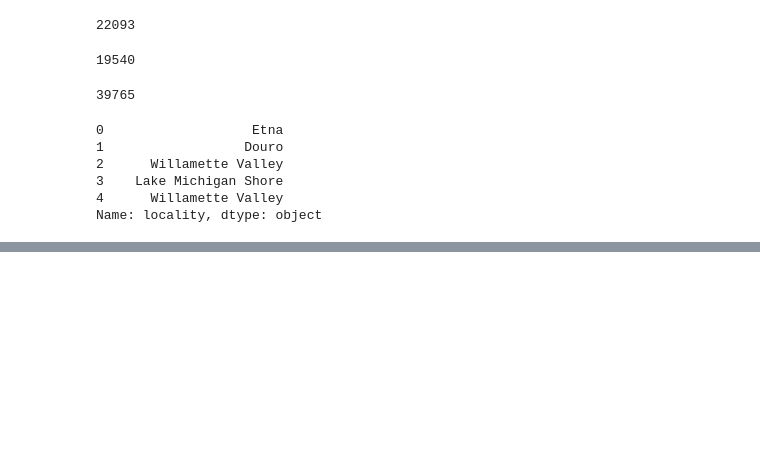
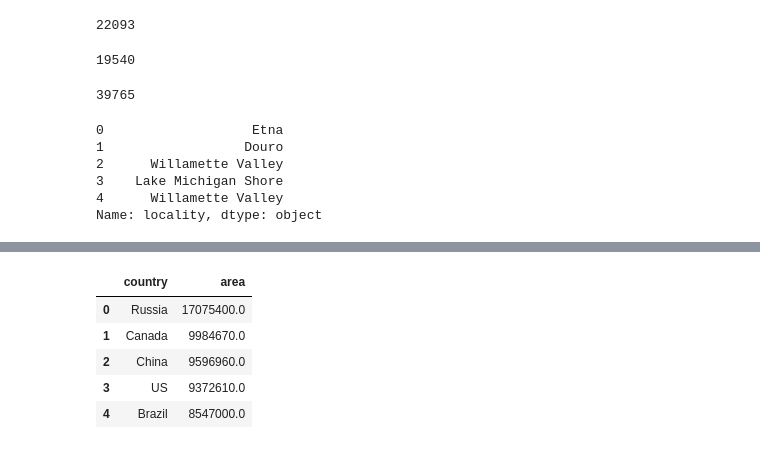
Before and after one commit to ivajazz/EDA_3, a Jupyter notebook: EDA_3_1.ipynb, the cells around one changed output, grey strips where cells are left out. Drawn from its saved outputs; the diff is of its cells as text; code cells hidden in the pictures; blank space fills up the shorter version.

```diff
--- a/EDA_3_1.ipynb
+++ b/EDA_3_1.ipynb
@@ -103,0 +127,10 @@ Name: locality, dtype: object
+# %%
+country_area = pd.read_csv('country_area.csv', sep=';')
+country_area.head()
+# %% [output]
+|  | country | area |
+| 0 | Russia | 17075400.0 |
+| 1 | Canada | 9984670.0 |
+| 2 | China | 9596960.0 |
+| 3 | US | 9372610.0 |
+| 4 | Brazil | 8547000.0 |
```
Also changed, not shown: parts of 4 cells of this notebook, 1 other file.
